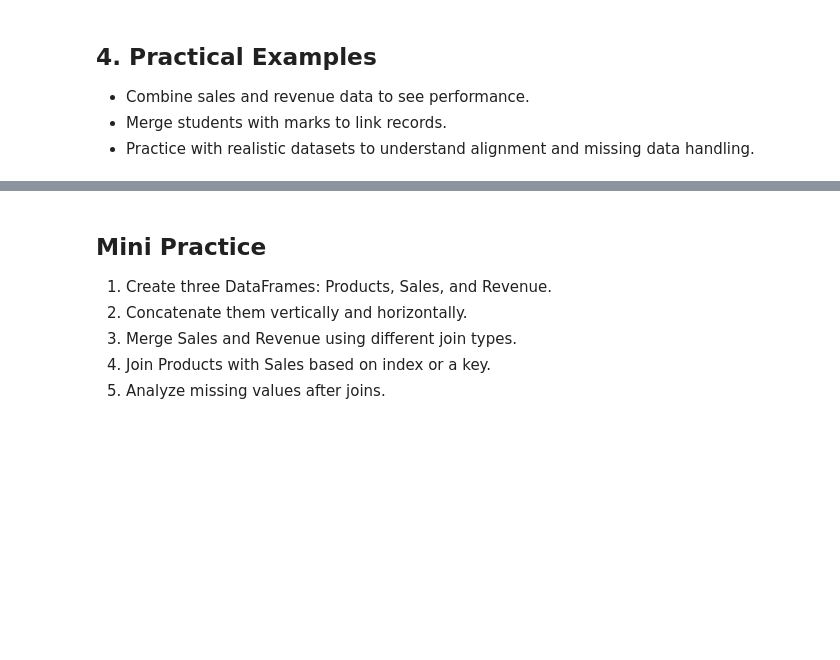
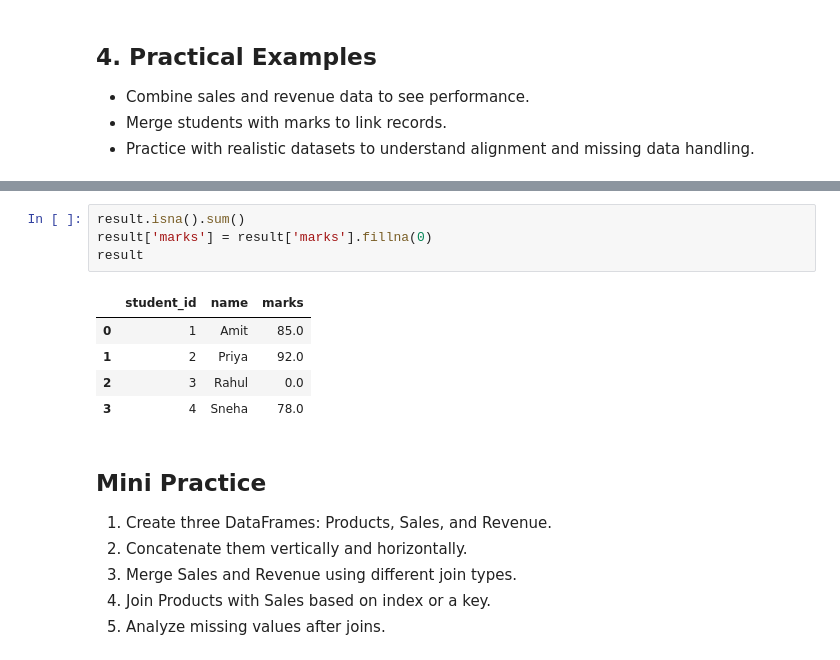
Before and after one commit to chetanchaure07/Pandas_Learning_Practicing, a Jupyter notebook: Pandas_Class7.ipynb, the cells around one changed output, grey strips where cells are left out. Cells and saved outputs as stored; diff of their text form; blank space fills up the shorter version.

```diff
--- a/Pandas_Class7.ipynb
+++ b/Pandas_Class7.ipynb
@@ -160,3 +202,13 @@ ProductID
+# %%
+result.isna().sum()
+result['marks'] = result['marks'].fillna(0)
+result
+# %% [output]
+|  | student_id | name | marks |
+| 0 | 1 | Amit | 85.0 |
+| 1 | 2 | Priya | 92.0 |
+| 2 | 3 | Rahul | 0.0 |
+| 3 | 4 | Sneha | 78.0 |
 # %% [markdown]
 ## Mini Practice
 1. Create three DataFrames: Products, Sales, and Revenue.
```
Also changed, not shown: parts of 7 cells of this notebook.
